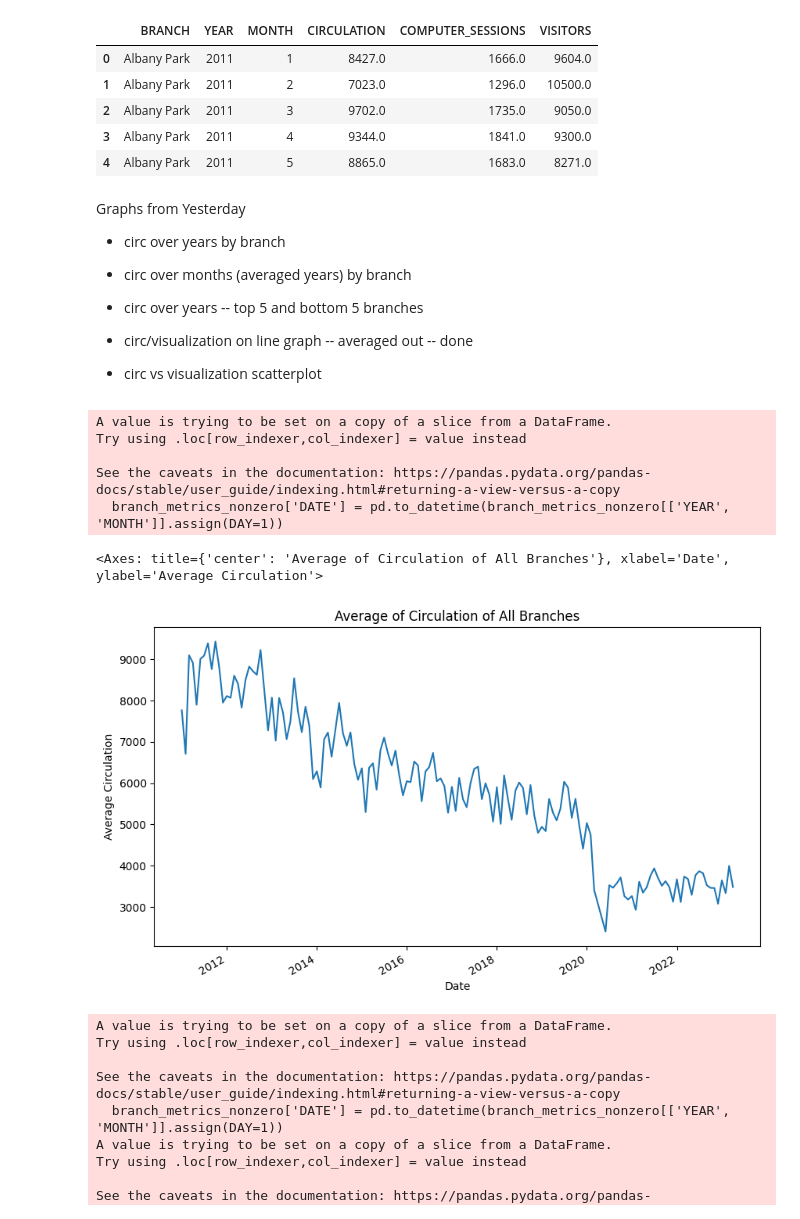
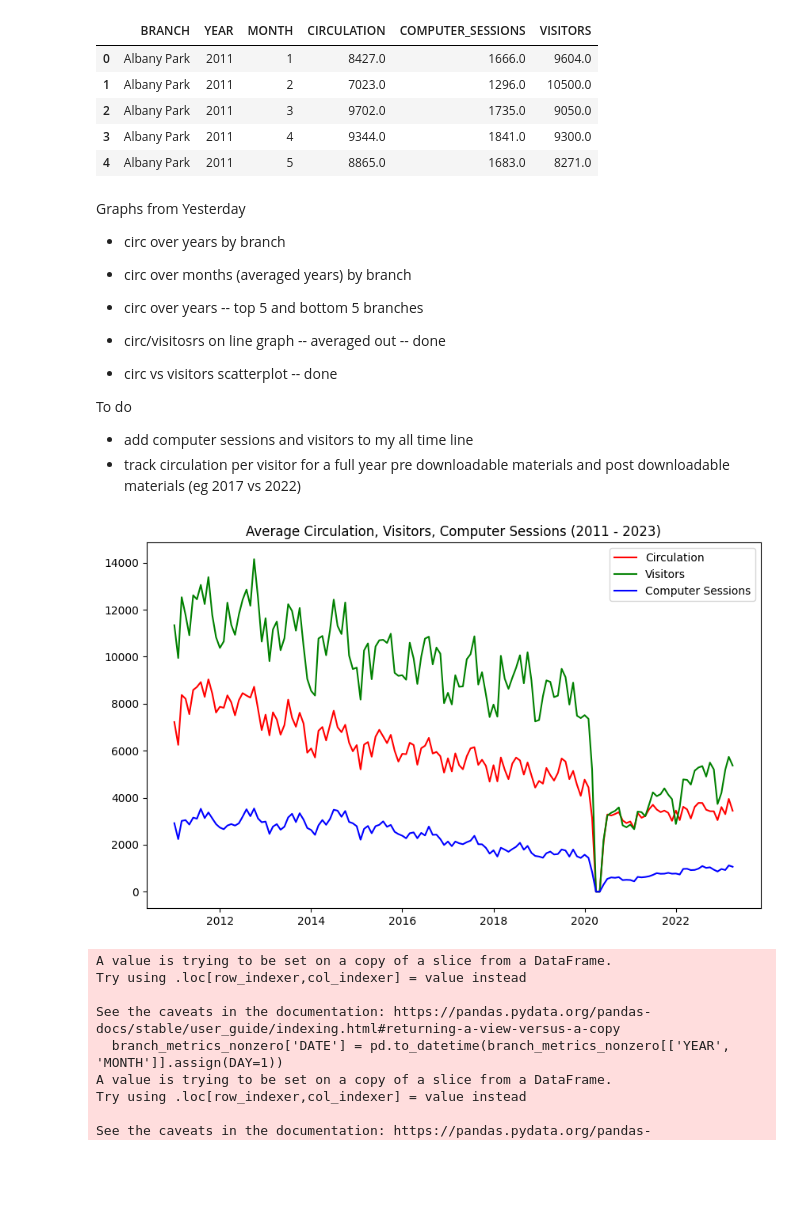
Before and after one commit to uchicago-dsi/cpl_project, a Jupyter notebook: can-summer-2023/basic circulation visuals.ipynb, the cells around one changed output. Saved outputs shown, nothing was run; the diff lists cells and outputs as text; code cells hidden in the pictures; blank space fills up the shorter version.

Commit message:
updated plots displaying more variables at once

```diff
--- a/can-summer-2023/basic circulation visuals.ipynb
+++ b/can-summer-2023/basic circulation visuals.ipynb
@@ -21,26 +23,33 @@ Graphs from Yesterday
 - circ over months (averaged years) by branch
 - circ over years -- top 5 and bottom 5 branches
 
-- circ/visualization on line graph -- averaged out -- done
-- circ vs visualization scatterplot
+- circ/visitosrs on line graph -- averaged out -- done
+- circ vs visitors scatterplot -- done
+
+To do
+- add computer sessions and visitors to my all time line
+- track circulation per visitor for a full year pre downloadable materials and post downloadable materials (eg 2017 vs 2022)
 # %%
 # Convert the 'YEAR' and 'MONTH' columns to a datetime format
-branch_metrics_nonzero['DATE'] = pd.to_datetime(branch_metrics_nonzero[['YEAR', 'MONTH']].assign(DAY=1))
+branch_metrics['DATE'] = pd.to_datetime(branch_metrics[['YEAR', 'MONTH']].assign(DAY=1))
 
 # Group the data by 'DATE' and calculate the mean number of circulation
-monthly_circ = branch_metrics_nonzero.groupby('DATE')['CIRCULATION'].mean()
-#print(monthly_circ.head(5))
+monthly_circ = branch_metrics.groupby('DATE')['CIRCULATION'].mean()
+monthly_vis = branch_metrics.groupby('DATE')['VISITORS'].mean()
+monthly_comp = branch_metrics.groupby('DATE')['COMPUTER_SESSIONS'].mean()
 
 # Plot the monthly visitor patterns
-monthly_circ.plot(figsize=(10, 6), xlabel='Date', ylabel='Average Circulation', title ='Average of Circulation of All Branches')
+plt.figure(figsize=(10,6))
+plt.plot(monthly_circ, color = 'red')
+plt.plot(monthly_vis, color = 'green')
+plt.plot(monthly_comp, color = 'blue')
+plt.legend(['Circulation', 'Visitors', 'Computer Sessions'])
+plt.title('Average Circulation, Visitors, Computer Sessions (2011 - 2023)')
+#plt.ylabel('USD (in 2020 dollars)')
+#plt.xlabel('Year')
+plt.show()
 # %% [output]
-A value is trying to be set on a copy of a slice from a DataFrame.
-Try using .loc[row_indexer,col_indexer] = value instead
-
-See the caveats in the documentation: https://pandas.pydata.org/pandas-docs/stable/user_guide/indexing.html#returning-a-view-versus-a-copy
-  branch_metrics_nonzero['DATE'] = pd.to_datetime(branch_metrics_nonzero[['YEAR', 'MONTH']].assign(DAY=1))
-<Axes: title={'center': 'Average of Circulation of All Branches'}, xlabel='Date', ylabel='Average Circulation'>
-[figure, old version]
+[figure, new version]
 # %%
 branch_metrics_nonzero['DATE'] = pd.to_datetime(branch_metrics_nonzero[['YEAR', 'MONTH']].assign(DAY=1))
 branch_metrics_nonzero['CIRC PER VISITOR'] = branch_metrics_nonzero['CIRCULATION']/branch_metrics_nonzero['VISITORS']
```
Also changed, not shown: parts of 4 cells of this notebook.
